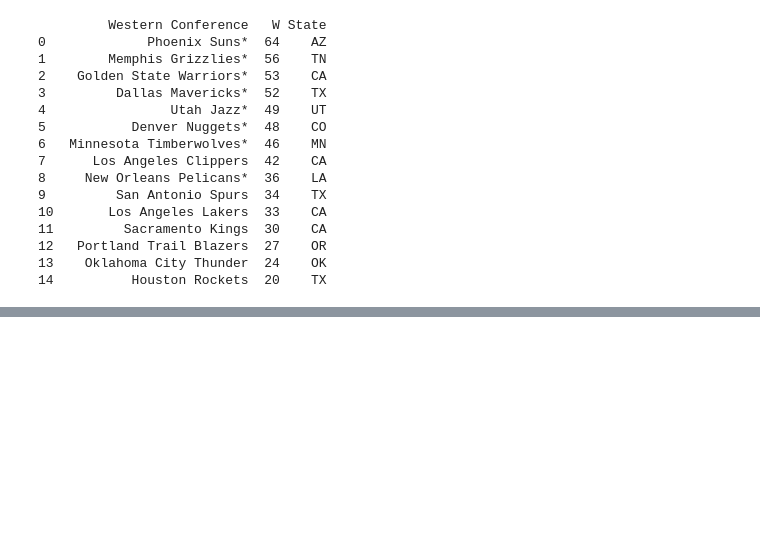
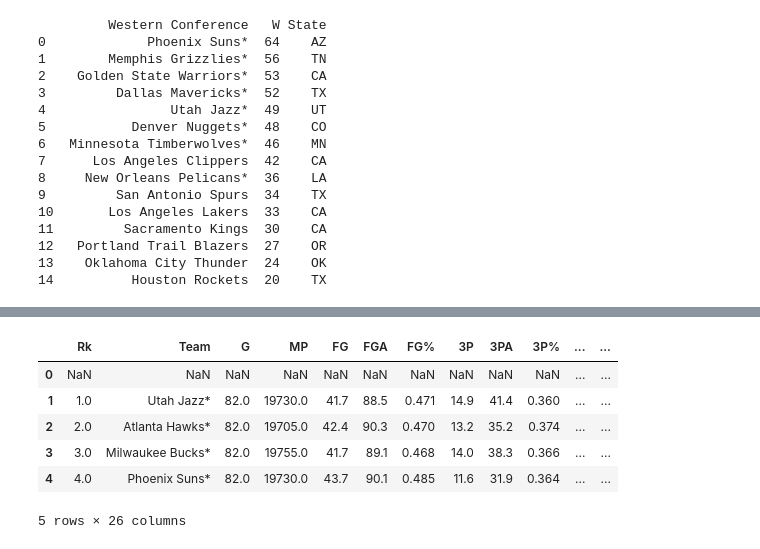
Before and after one commit to Bondi121/Portfolio-2023, a Jupyter notebook: Jupyter Notebook/NBA/NBA data analysis Github.ipynb, the cells around one changed output, grey strips where cells are left out. Cells and saved outputs as stored; diff of their text form; code cells hidden in the pictures; blank space fills up the shorter version.

```diff
--- a/Jupyter Notebook/NBA/NBA data analysis Github.ipynb
+++ b/Jupyter Notebook/NBA/NBA data analysis Github.ipynb
@@ -149,0 +175,46 @@ fig.show()
+# %%
+df = pd.read_csv("NBA per 100 stats.csv")
+
+conference_dict = {
+    "Atlanta Hawks*": "Eastern",
+    "Boston Celtics*": "Eastern",
+    "Brooklyn Nets*": "Eastern",
+    "Charlotte Hornets": "Eastern",
+    "Chicago Bulls*": "Eastern",
+    "Cleveland Cavaliers": "Eastern",
+    "Detroit Pistons": "Eastern",
+    "Indiana Pacers": "Eastern",
+    "Miami Heat*": "Eastern",
+    "Milwaukee Bucks*": "Eastern",
+    "New York Knicks": "Eastern",
+    "Orlando Magic": "Eastern",
+    "Philadelphia 76ers*": "Eastern",
+    "Toronto Raptors*": "Eastern",
+    "Washington Wizards": "Eastern",
+    "Dallas Mavericks*": "Western",
+    "Denver Nuggets*": "Western",
+    "Golden State Warriors*": "Western",
+    "Houston Rockets": "Western",
+    "Los Angeles Clippers": "Western",
+    "Los Angeles Lakers": "Western",
+    "Memphis Grizzlies*": "Western",
+    "Minnesota Timberwolves*": "Western",
+    "New Orleans Pelicans*": "Western",
+    "Oklahoma City Thunder": "Western",
+    "Phoenix Suns*": "Western",
+    "Portland Trail Blazers": "Western",
+    "Sacramento Kings": "Western",
+    "San Antonio Spurs": "Western",
+    "Utah Jazz*": "Western",
+}
+
+df["Conference"] = df["Team"].map(conference_dict)
+df.head(5)
+# %% [output]
+|  | Rk | Team | G | MP | FG | FGA | FG% | 3P | 3PA | 3P% | ... | ... |
+| 0 | NaN | NaN | NaN | NaN | NaN | NaN | NaN | NaN | NaN | NaN | ... | ... |
+| 1 | 1.0 | Utah Jazz* | 82.0 | 19730.0 | 41.7 | 88.5 | 0.471 | 14.9 | 41.4 | 0.360 | ... | ... |
+| 2 | 2.0 | Atlanta Hawks* | 82.0 | 19705.0 | 42.4 | 90.3 | 0.470 | 13.2 | 35.2 | 0.374 | ... | ... |
+| 3 | 3.0 | Milwaukee Bucks* | 82.0 | 19755.0 | 41.7 | 89.1 | 0.468 | 14.0 | 38.3 | 0.366 | ... | ... |
+| 4 | 4.0 | Phoenix Suns* | 82.0 | 19730.0 | 43.7 | 90.1 | 0.485 | 11.6 | 31.9 | 0.364 | ... | ... |
+5 rows × 26 columns
```
Also changed, not shown: parts of 5 cells of this notebook, 24 other files.
